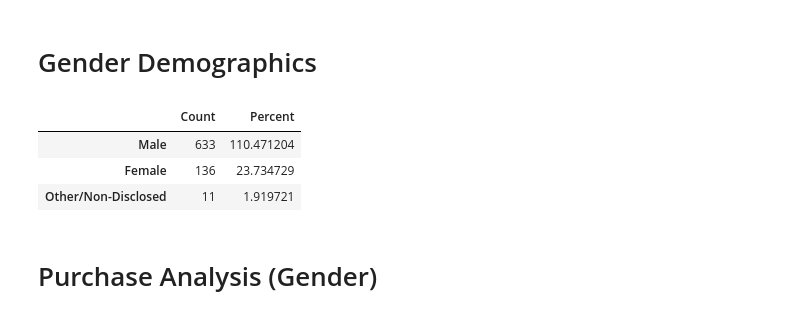
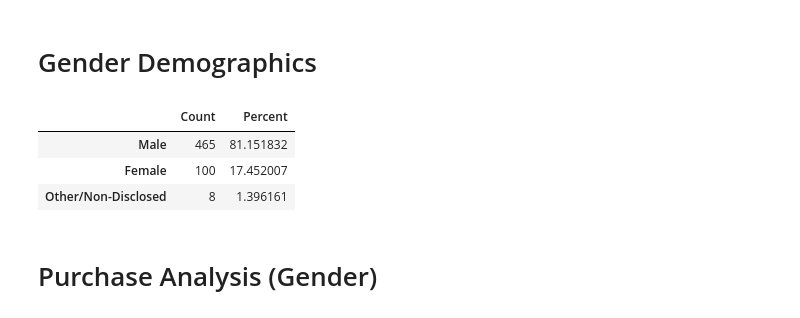
Before and after one commit to mhorton20916/UT-Austin-Bootcamp-Homework, a Jupyter notebook: Feb12/HeroesofPymoli/HolyPymoli.ipynb, the cells around one changed output. Saved outputs shown, nothing was run; the diff lists cells and outputs as text; code cells hidden in the pictures.

```diff
--- a/Feb12/HeroesofPymoli/HolyPymoli.ipynb
+++ b/Feb12/HeroesofPymoli/HolyPymoli.ipynb
@@ -53,28 +53,29 @@ pa_df
 # %% [markdown]
 # Gender Demographics
 # %%
-gender_counts = df['Gender'].value_counts()
+unique_name_group = df.groupby(by='SN')
+gender_counts = unique_name_group['Gender'].max().value_counts()
 
 # Percentage and count of male players
 male_count = gender_counts['Male']
 male_percent = male_count/player_count*100
 
 # Percentage and count of female players
 female_count = gender_counts['Female']
 female_percent = female_count/player_count*100
 
 # Percentage and count of other/non-disclosed
 other_count = gender_counts['Other / Non-Disclosed']
 other_percent = other_count/player_count*100
 
 # Compiling analysis into a single table
 gender_df = pd.DataFrame([[male_count, male_percent], [female_count, female_percent], [other_count, other_percent]],index=['Male','Female','Other/Non-Disclosed'],columns=['Count','Percent'])
 gender_df
 # %% [output]
 |  | Count | Percent |
-| Male | 633 | 110.471204 |
-| Female | 136 | 23.734729 |
-| Other/Non-Disclosed | 11 | 1.919721 |
+| Male | 465 | 81.151832 |
+| Female | 100 | 17.452007 |
+| Other/Non-Disclosed | 8 | 1.396161 |
 # %% [markdown]
 # Purchase Analysis (Gender)
 # %%
```
Also changed, not shown: parts of 1 cell of this notebook, 1 other file.
